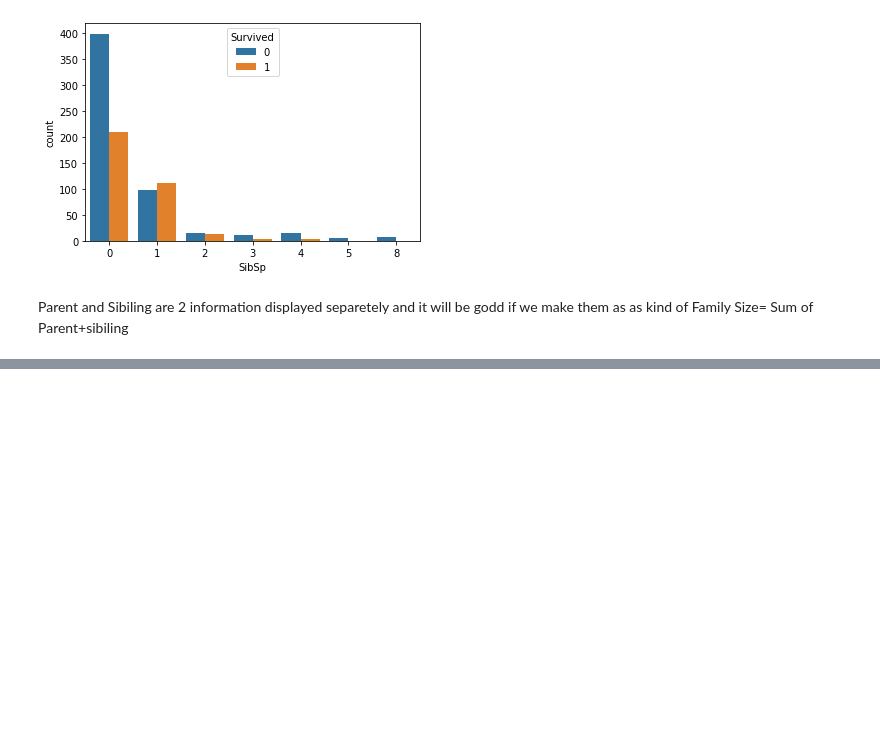
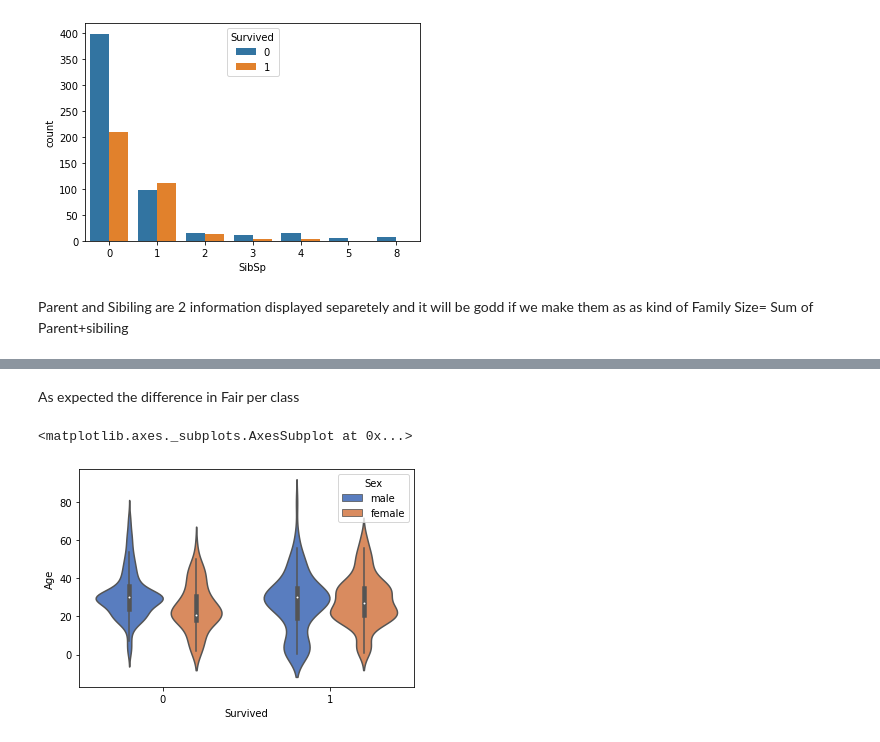
Before and after one commit to skpyahoo/TitanicDataSet_ML, a Jupyter notebook: Titanic_Model.ipynb, the cells around one changed output, grey strips where cells are left out. Cells and saved outputs as stored; diff of their text form; code cells hidden in the pictures; blank space fills up the shorter version.

```diff
--- a/Titanic_Model.ipynb
+++ b/Titanic_Model.ipynb
@@ -775,0 +878,8 @@ Also lets get fair per person by Family Size.
+# %% [markdown]
+As expected the difference in Fair per class
+# %%
+sns.violinplot(x="Survived", y="Age", hue="Sex",
+                    data=train_set, palette="muted")
+# %% [output]
+<matplotlib.axes._subplots.AxesSubplot at 0x...>
+[figure, added]
```
Also changed, not shown: parts of 256 cells of this notebook, 1 other file.
